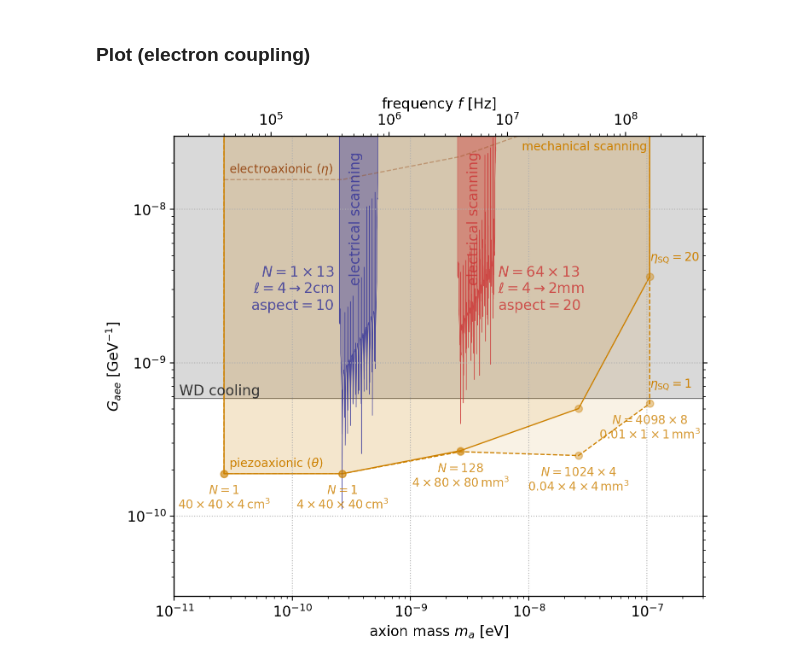
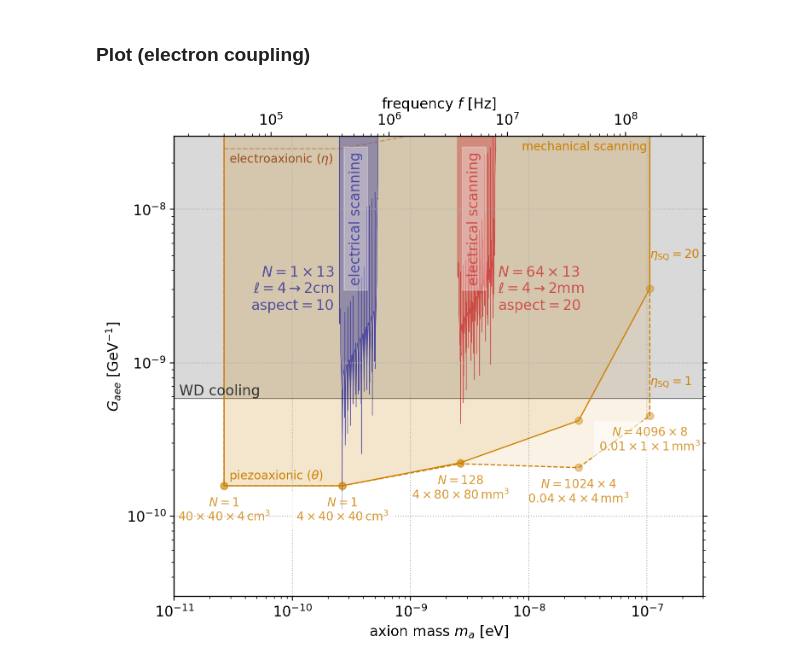
Before and after one commit to kenvantilburg/piezoaxionic-effect, a Jupyter notebook: code/sensitivity_eta20.ipynb, the cells around one changed output. Saved outputs shown, nothing was run; the diff lists cells and outputs as text; code cells hidden in the pictures.

Commit message:
updated sensitivity figures

```diff
--- a/code/sensitivity_eta20.ipynb
+++ b/code/sensitivity_eta20.ipynb
@@ -315,0 +318,8 @@ arr_comb_hypo_4mm_xylo_G_aee = np.transpose(np.asarray([vec_omega_plot,vec_G_aee
+# %%
+vec_l = np.asarray([40.*CentiMeter,4.*CentiMeter,0.40*CentiMeter,0.04*CentiMeter,0.01*CentiMeter])
+vec_aspect = np.asarray([np.sqrt(0.1),10,20,100,100])
+vec_N_series = np.asarray([1,1,128,1024,4096])
+vec_N_parallel = np.asarray([1,1,1,4,8])
+vec_M = rho * vec_l**3 * vec_aspect**2 * vec_N_series * vec_N_parallel
+print('masses =',vec_M/Kg, 'kilograms')
+print([int(i) for i in vec_N_series*vec_N_parallel])
@@ -347,7 +439,7 @@ for i_l,l in enumerate(vec_l):
     C_c = N_series**(-1) * N_parallel * fn_C_crystal_TE_c(l,a,b,beta_11)
     L_1_fid = 1/(omega_0**2 * np.real(C_c))
     C_1_fid = np.real(C_c)
-    C_1 = 0.1*C_1_fid;
+    C_1 = 0.05*C_1_fid;
     L_1 = 0.1*L_1_fid * (1 - 1j * eps_L_1);
     def fun_Z(omega_frac):
         return np.imag(fn_Z_total(omega_frac * omega_0,l,v,a,b,beta_11,k2,L_squid, R_squid, L_i, k_i, C_1, L_1, L_2, k_f, N_series,N_parallel))
@@ -355,7 +447,7 @@ for i_l,l in enumerate(vec_l):
         return fn_S_theta_opt(T,omega_frac * omega_0,l,v,a,b,h_11,c_11,beta_11,k2,L_squid, R_squid, L_i, k_i, C_1, L_1, L_2, k_f, eta,
                           T_2, mu_N, n_N, xi_11, zeta_11, P_nuc, N_series,N_parallel)
     def fun_S_bandwidth(omega_frac,omega_opt):
-        return fun_S(omega_frac)/fun_S(omega_opt)-2
+        return fun_S(omega_frac)/fun_S(omega_opt)-4
     try:
         omega_frac = brentq(f=fun_Z,a=(2*omega_res-omega_0)/omega_0,b=(1-1e-10),xtol=1e-15)
         vec_omega_opt[i_l] = omega_0 * omega_frac
@@ -410,7 +502,7 @@ for i_l,l in enumerate(vec_l):
     C_c = N_series**(-1) * N_parallel * fn_C_crystal_TE_c(l,a,b,beta_11)
     L_1_fid = 1/(omega_0**2 * np.real(C_c))
     C_1_fid = np.real(C_c)
-    C_1 = 0.1*C_1_fid;
+    C_1 = 0.05*C_1_fid;
     L_1 = 0.1*L_1_fid * (1 - 1j * eps_L_1);
     def fun_Z(omega_frac):
         return np.imag(fn_Z_total(omega_frac * omega_0,l,v,a,b,beta_11,k2,L_squid, R_squid, L_i, k_i, C_1, L_1, L_2, k_f, N_series,N_parallel))
@@ -418,7 +510,7 @@ for i_l,l in enumerate(vec_l):
         return fn_S_theta_opt(T,omega_frac * omega_0,l,v,a,b,h_11,c_11,beta_11,k2,L_squid, R_squid, L_i, k_i, C_1, L_1, L_2, k_f, 1,
                           T_2, mu_N, n_N, xi_11, zeta_11, P_nuc, N_series,N_parallel)
     def fun_S_bandwidth(omega_frac,omega_opt):
-        return fun_S(omega_frac)/fun_S(omega_opt)-2
+        return fun_S(omega_frac)/fun_S(omega_opt)-4
     try:
         omega_frac = brentq(f=fun_Z,a=(2*omega_res-omega_0)/omega_0,b=(1-1e-10),xtol=1e-15)
         vec_omega_opt_q[i_l] = omega_0 * omega_frac
@@ -544,7 +636,7 @@ ax.fill_between(arr_comb_hypo_4mm_xylo[:,0]/eV,arr_comb_hypo_4mm_xylo[:,1]/Theta
 text_ultimate=[r'$N=1$'+'\n'+r'$40\times 40 \times 4 \, \mathrm{cm}^3$',r'$N=1$'+'\n'+r'$4\times 40 \times 40 \, \mathrm{cm}^3$',
                r'$N=128$'+'\n'+r'$4 \times 80 \times 80 \, \mathrm{mm}^3$',
                r'$N=1024 \times 4$'+'\n'+r'$0.04\times 4 \times 4 \, \mathrm{mm}^3$',
-               r'$N=4098 \times 8$'+'\n'+r'$0.01\times 1 \times 1 \, \mathrm{mm}^3$'];
+               r'$N=4096 \times 8$'+'\n'+r'$0.01\times 1 \times 1 \, \mathrm{mm}^3$'];
 for i,m in enumerate(arr_sens_ultimate_q[:,0]):
     ax.text(m/eV,0.75*arr_sens_ultimate_q[i,1]/ThetaAxion/fn_fa(m),text_ultimate[i],color=(0.8,0.5,0,1),va='top')
 ax.text(arr_sens_ultimate_q[-1,0]/eV,1.2*arr_sens_ultimate[-1,1]/ThetaAxion/fn_fa(arr_sens_ultimate_q[-1,0]),
@@ -593,40 +685,43 @@ ax.grid(ls='dotted')
 
 ax.fill_between([1e-12,1e-6],3e-13/MElectron*GeV,1,edgecolor=(0,0,0,0.8),facecolor=(0,0,0,0.15),lw=0.5)
 
 ax.fill_between(arr_sens_ultimate_q[:,0]/eV,arr_sens_ultimate_G_aee_q[:,1],1,
        ls='dashed',lw=1,facecolor=(0.8,0.5,0,0.1),edgecolor=(0.8,0.5,0,1))
 ax.fill_between(arr_sens_ultimate[:,0]/eV,arr_sens_ultimate_G_aee[:,1],1,
        ls='solid',lw=1,facecolor=(0.8,0.5,0,0.1),edgecolor=(0.8,0.5,0,1))
 ax.plot(arr_sens_ultimate[:,0]/eV,arr_sens_ultimate_G_aee[:,2],
        ls='dashed',lw=1,color=(0.6,0.3,0.1,0.4))
 ax.plot(arr_sens_ultimate[:,0]/eV,arr_sens_ultimate_G_aee[:,1],
        ls='none',lw=0,color=(0.8,0.5,0,0.4),marker='.',markersize=12)
 ax.plot(arr_sens_ultimate_q[:,0]/eV,arr_sens_ultimate_G_aee_q[:,1],
        ls='none',lw=0,color=(0.8,0.5,0,0.4),marker='.',markersize=12)
 
 ax.fill_between(arr_comb_hypo_4cm_xylo[:,0]/eV,arr_comb_hypo_4cm_xylo_G_aee[:,1],1,
                 lw=0.5,ls='solid',edgecolor=(0.2,0.2,0.6,0.8),facecolor=(0.2,0.2,0.6,0.4),label=r'$\mathrm{2cm - 4cm}$, $N = 1$, 10$\,$yr/octave');
 ax.fill_between(arr_comb_hypo_4mm_xylo[:,0]/eV,arr_comb_hypo_4mm_xylo_G_aee[:,1],1,
                 lw=0.5,ls='solid',edgecolor=(0.8,0.2,0.2,0.8),facecolor=(0.8,0.2,0.2,0.4),label=r'$\mathrm{2mm - 4mm}$, $N = 256$, 10$\,$yr/octave');
 text_ultimate=[r'$N=1$'+'\n'+r'$40\times 40 \times 4 \, \mathrm{cm}^3$',r'$N=1$'+'\n'+r'$4\times 40 \times 40 \, \mathrm{cm}^3$',
                r'$N=128$'+'\n'+r'$4 \times 80 \times 80 \, \mathrm{mm}^3$',
                r'$N=1024 \times 4$'+'\n'+r'$0.04\times 4 \times 4 \, \mathrm{mm}^3$',
-               r'$N=4098 \times 8$'+'\n'+r'$0.01\times 1 \times 1 \, \mathrm{mm}^3$'];
+               r'$N=4096 \times 8$'+'\n'+r'$0.01\times 1 \times 1 \, \mathrm{mm}^3$'];
 for i,m in enumerate(arr_sens_ultimate_G_aee_q[:,0]):
-    ax.text(m/eV,0.85*arr_sens_ultimate_G_aee_q[i,1],text_ultimate[i],color=(0.8,0.5,0,0.8),fontsize=10,va='top',ha='center')
-ax.text(2.9e-11,1.05*arr_sens_ultimate_G_aee[0,2],r'electroaxionic ($\eta$)',fontsize=10,color=(0.6,0.3,0.1,1),va='bottom',ha='left',rotation=0);
+    if (i == 1) or (i == 4):
+        ax.text(m/eV,0.85*arr_sens_ultimate_G_aee_q[i,1],text_ultimate[i],color=(0.8,0.5,0,0.8),fontsize=10,va='top',ha='center',backgroundcolor=(1,1,1,0.6))
+    else:
+        ax.text(m/eV,0.85*arr_sens_ultimate_G_aee_q[i,1],text_ultimate[i],color=(0.8,0.5,0,0.8),fontsize=10,va='top',ha='center',backgroundcolor=(1,1,1,0.0))
+ax.text(2.9e-11,0.95*arr_sens_ultimate_G_aee[0,2],r'electroaxionic ($\eta$)',fontsize=10,color=(0.6,0.3,0.1,1),va='top',ha='left',rotation=0);
 ax.text(2.9e-11,1.05*arr_sens_ultimate_G_aee[0,1],r'piezoaxionic ($\theta$)',fontsize=10,color=(0.8,0.5,0,1),va='bottom',ha='left',rotation=0)
-ax.text(1.3*arr_sens_ultimate_G_aee[1,0]/eV,3.2e-9,'electrical scanning',color=(0.2,0.2,0.6,0.8),rotation=90,va='bottom',ha='center')
-ax.text(1.3*arr_sens_ultimate_G_aee[2,0]/eV,3.2e-9,'electrical scanning',color=(0.8,0.2,0.2,0.8),rotation=90,va='bottom',ha='center')
+ax.text(1.3*arr_sens_ultimate_G_aee[1,0]/eV,3.2e-9,'electrical scanning',color=(0.2,0.2,0.6,0.8),rotation=90,va='bottom',ha='center',backgroundcolor=(1,1,1,0.3))
+ax.text(1.3*arr_sens_ultimate_G_aee[2,0]/eV,3.2e-9,'electrical scanning',color=(0.8,0.2,0.2,0.8),rotation=90,va='bottom',ha='center',backgroundcolor=(1,1,1,0.3))
 ax.text(0.85*arr_sens_ultimate[1,0]/eV,3e-9,r'$N=1\times 13$'+'\n'+r'$\ell = \mathrm{4\rightarrow2 cm}$'+'\n'+r'$\mathrm{aspect} = 10$',color=(0.2,0.2,0.6,0.8),va='center',ha='right')
 ax.text(2.075*arr_sens_ultimate[2,0]/eV,3e-9,r'$N=64\times 13$'+'\n'+r'$\ell = \mathrm{4\rightarrow2 mm}$'+'\n'+r'$\mathrm{aspect} = 20$',color=(0.8,0.2,0.2,0.8),va='center',ha='left')
-ax.text(arr_sens_ultimate_G_aee[-1,0]/eV,1.2*arr_sens_ultimate_G_aee[-1,1],
+ax.text(arr_sens_ultimate_G_aee[-1,0]/eV,1.5*arr_sens_ultimate_G_aee[-1,1],
         r'$\eta_\mathrm{SQ}=20$',fontsize=10,color=(0.8,0.5,0,1),va='bottom',ha='left',rotation=0)
-ax.text(arr_sens_ultimate_G_aee[-1,0]/eV,1.2*arr_sens_ultimate_G_aee_q[-1,1],
+ax.text(arr_sens_ultimate_G_aee[-1,0]/eV,1.5*arr_sens_ultimate_G_aee_q[-1,1],
         r'$\eta_\mathrm{SQ}=1$',fontsize=10,color=(0.8,0.5,0,1),va='bottom',ha='left',rotation=0)
 ax.text(0.95*arr_sens_ultimate[-1,0]/eV,2.8e-8,'mechanical scanning',fontsize=10,color=(0.8,0.5,0,1),va='top',ha='right')
 ax.text(1.1e-11,1.05*3e-13/MElectron*GeV,'WD cooling',color=(0.2,0.2,0.2),ha='left');
 # %% [output]
-[figure, old version]
+[figure, new version]
 # %%
 fig.savefig(dir_fig+'sensitivity_G_aee_eta20.pdf', bbox_inches='tight', pad_inches = 0)
```
Also changed, not shown: parts of 8 cells of this notebook, 7 other files.
